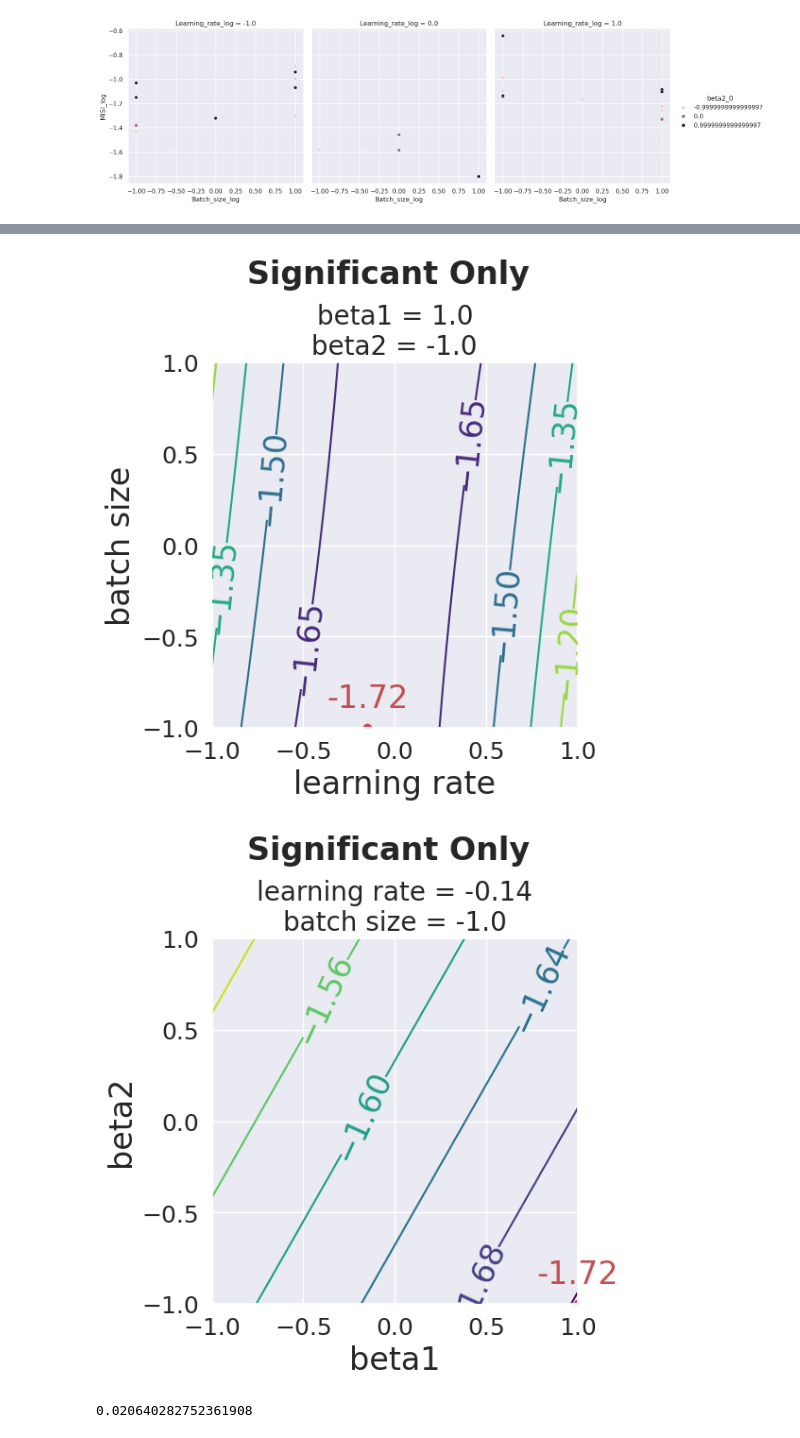
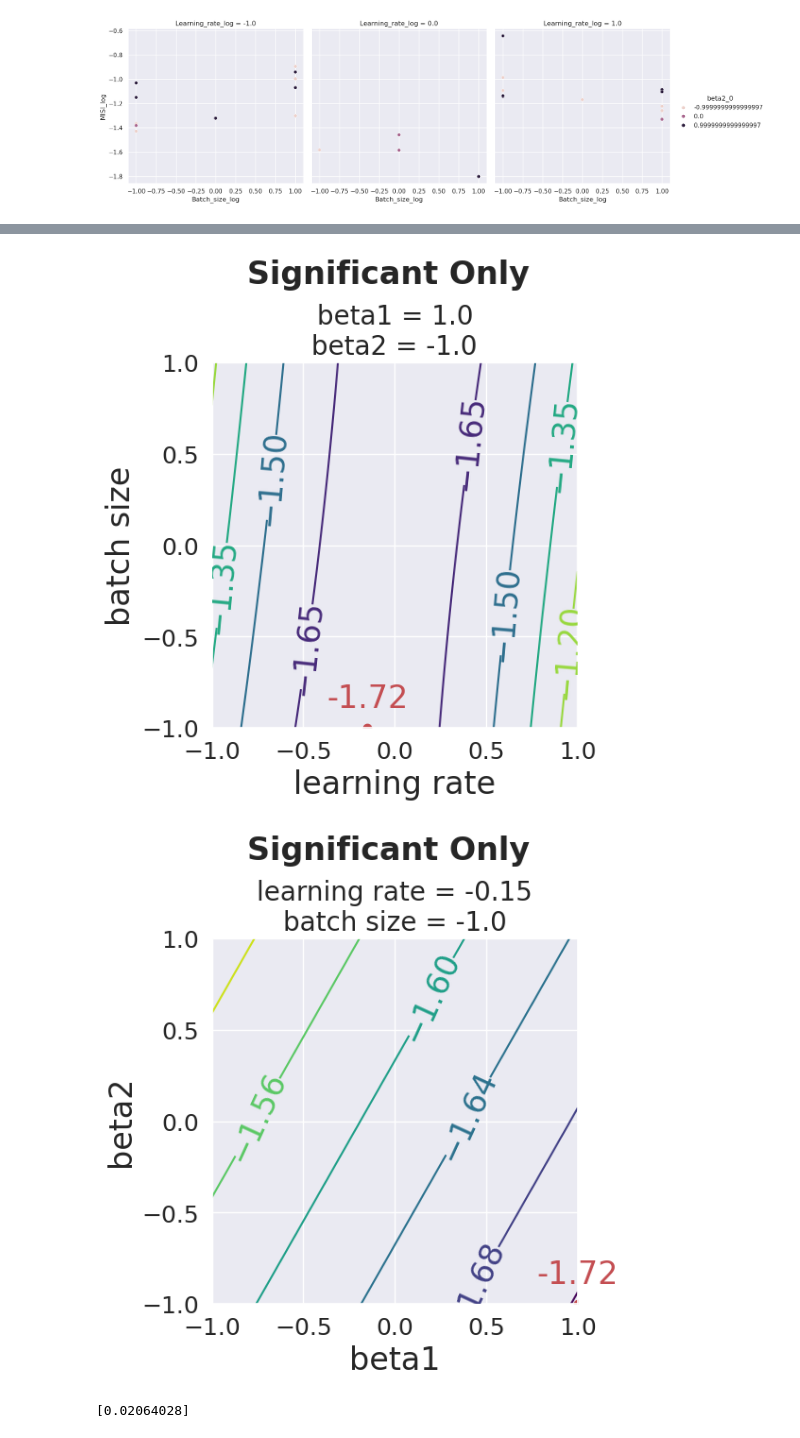
Before and after one commit to FareyaB/MISA-pytorch, a Jupyter notebook: figures/Seed7misa_pytorch_analysis_ICASSP2026.ipynb, the cells around one changed output, grey strips where cells are left out. Saved outputs shown, nothing was run; the diff lists cells and outputs as text; code cells hidden in the pictures.

```diff
--- a/figures/Seed7misa_pytorch_analysis_ICASSP2026.ipynb
+++ b/figures/Seed7misa_pytorch_analysis_ICASSP2026.ipynb
@@ -193,3 +1,21 @@ Index(['experimenter', 'date_time', 'batch_size', 'learning_rate', 'weights',
+# %%
+import os
+from IPython import extract_module_locals;
+this_file = extract_module_locals()[1]["__vsc_ipynb_file__"]
+current_folder = os.path.dirname(this_file)
+
+import pandas as pd
+import datetime
+import csv
+import numpy as np
+import matplotlib.pyplot as plt
+import seaborn as sns
+import statsmodels.api as sm
+from patsy import dmatrices
+
+# Load the DataFrame and access its attributes
+with pd.HDFStore(os.path.join(current_folder,'../DSD/mp_df_seed7.h5')) as store:
+    mp_df = store.get('mp_df')
 # %%
 print(mp_df.columns)
 mp_df[['learning_rate', 'batch_size', 'beta1', 'beta2', 'fused', 'foreach', 'patience', 'LocalOS', 'GPU', 'MISI', 'Epoch', 'MxE']]
@@ -707,19 +807,23 @@ A = np.array([[lrm_mp.params['I(Learning_rate_log ** 2)'], (lrm_mp.params['Learn
               [0, 0, 0, 0],
               [0, 0, 0, 0]])
 
-x_star, y_star = brute_force_quadratic_minimum(A, b, c)
-print(f"x_star:\n{x_star}")
-print(f"y_star:\n{10**y_star}")
-x_stars['MISI_sig'] = x_star
+x_stars['MISI_sig'] = optimize_quadratic_with_bounds(A, b, c, [-1,1])
+print(x_stars)
 
-# x_stars['MISI_sig'] = optimize_quadratic_with_bounds(A, b, c, [-1,1])
+# x_star, y_star = brute_force_quadratic_minimum(A, b, c)
+# print(f"x_star:\n{x_star}")
+# print(f"y_star_log:\n{y_star}")
+# print(f"y_star:\n{10**y_star}")
+# # x_stars['MISI_sig'] = x_star
 
-# names = ['Learning_rate_log', 'Batch_size_log', 'beta1_0', 'beta2_0']
-# lock = [3]
+# # x_stars['MISI_sig'] = optimize_quadratic_with_bounds(A, b, c, [-1,1])
 
-# XD, Y, axs = make_quadratic_contour_plots(A, b, c, lock, names, x_stars['MISI_sig'])
+# # names = ['Learning_rate_log', 'Batch_size_log', 'beta1_0', 'beta2_0']
+# # lock = [3]
 
-# plt.show()
+# # XD, Y, axs = make_quadratic_contour_plots(A, b, c, lock, names, x_stars['MISI_sig'])
+
+# # plt.show()
 
 print(f'MISI_full: {10**f1v(np.array([ 0.14,  1.  ,  1.  , -1.  ]),A,b,c)}')
 print(f'MISI_sig: {10**f1v(np.array([-0.14, -1.  ,  1.  , -1.  ]),A,b,c)}')
@@ -730,22 +834,22 @@ print(f'Epoch_sig: {10**f1v(np.array([ 1., -1.,  1., -1.]),A,b,c)}')
 
 names = ['learning rate', 'batch size', 'beta1', 'beta2']
 lock = [2, 3]
-XD, Y, axs, fig = make_quadratic_contour_plots2(A, b, c, lock, names, [[np.array([-0.14, -1.  ,  1.  , -1.  ]),f1v(np.array([-0.14, -1.  ,  1.  , -1.  ]),A,b,c)]])
+XD, Y, axs, fig = make_quadratic_contour_plots2(A, b, c, lock, names, x_stars['MISI_sig']) # [[np.array([-0.14, -1.  ,  1.  , -1.  ]),f1v(np.array([-0.14, -1.  ,  1.  , -1.  ]),A,b,c)]])
 # Title for figure:
 # fig.suptitle(r'$\mathrm{log}_{10} \left( \mathrm{MISI} \right)$ (Significant Only)', fontsize=24, fontweight='bold')
 fig.suptitle(r'Significant Only', fontsize=24, fontweight='bold')
 plt.show()
 # fig.savefig('/content/drive/MyDrive/HyperTorchMISA/SigMISI1.pdf', dpi=800, bbox_inches='tight')
-fig.savefig('/data/users3/rsilva/MISA-pytorch/figures/yohan2dleft.pdf', dpi=800, bbox_inches='tight')
+# fig.savefig('/data/users3/rsilva/MISA-pytorch/figures/yohan2dleft.pdf', dpi=800, bbox_inches='tight')
 
 lock = [0, 1]
-XD, Y, axs, fig = make_quadratic_contour_plots2(A, b, c, lock, names, [[np.array([-0.14, -1.  ,  1.  , -1.  ]),f1v(np.array([-0.14, -1.  ,  1.  , -1.  ]),A,b,c)]])
+XD, Y, axs, fig = make_quadratic_contour_plots2(A, b, c, lock, names, x_stars['MISI_sig']) # [[np.array([-0.14, -1.  ,  1.  , -1.  ]),f1v(np.array([-0.14, -1.  ,  1.  , -1.  ]),A,b,c)]])
 # Title for figure:
 # fig.suptitle(r'$\mathrm{log}_{10} \left( \mathrm{MISI} \right)$ (Significant Only)', fontsize=24, fontweight='bold')
 fig.suptitle(r'Significant Only', fontsize=24, fontweight='bold')
 plt.show()
 # fig.savefig('/content/drive/MyDrive/HyperTorchMISA/SigMISI2.pdf', dpi=800, bbox_inches='tight')
-fig.savefig('/data/users3/rsilva/MISA-pytorch/figures/yohan2dright.pdf', dpi=800, bbox_inches='tight')
+# fig.savefig('/data/users3/rsilva/MISA-pytorch/figures/yohan2dright.pdf', dpi=800, bbox_inches='tight')
 
 # average y
 avg_x_star = np.array([0.0070, 200, 0.9500, 0.8700])
@@ -778,6 +882,6 @@ Epoch_sig: 0.07851600955526598
 [figure]
-[figure, old version]
+[figure, new version]
-0.020640282752361908
+[0.02064028]
 # %%
 # 10/31 - MxE Full
 from patsy import dmatrices
```
Also changed, not shown: parts of 14 cells of this notebook, 11 other files.
